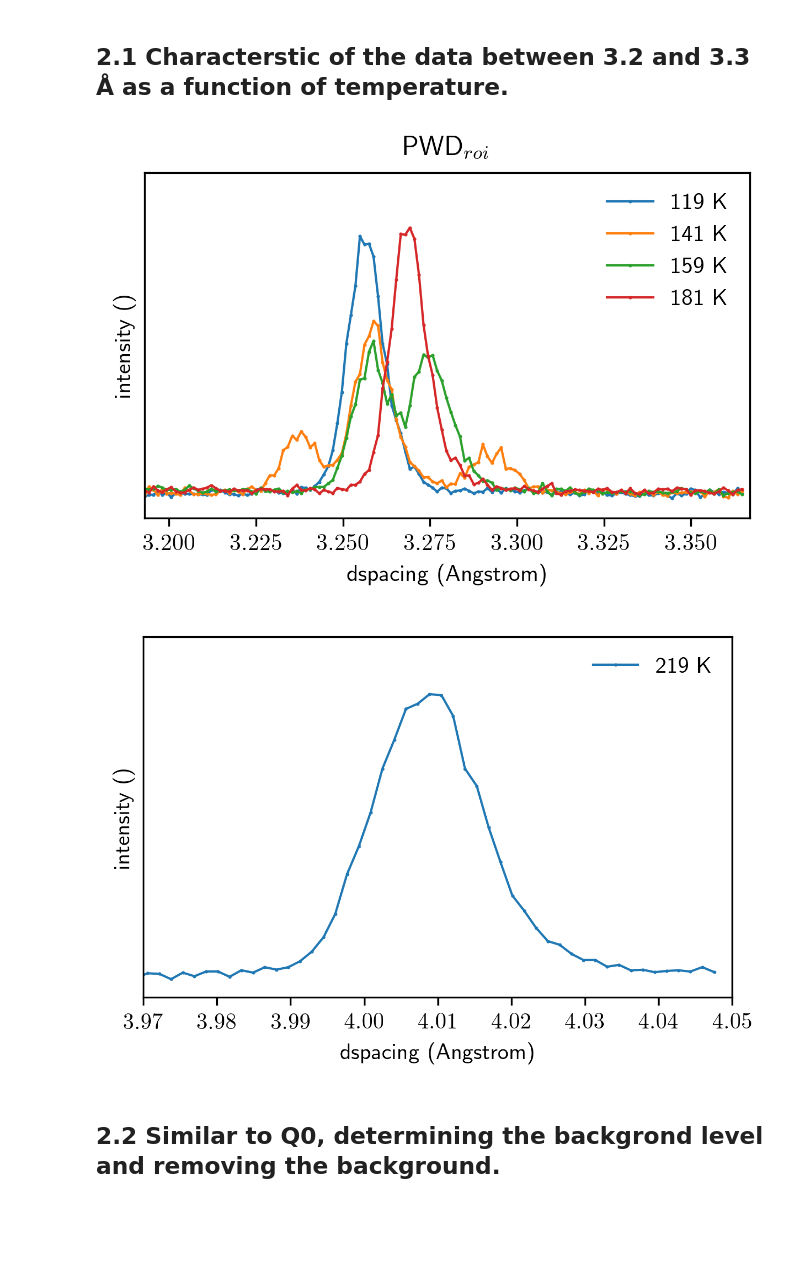
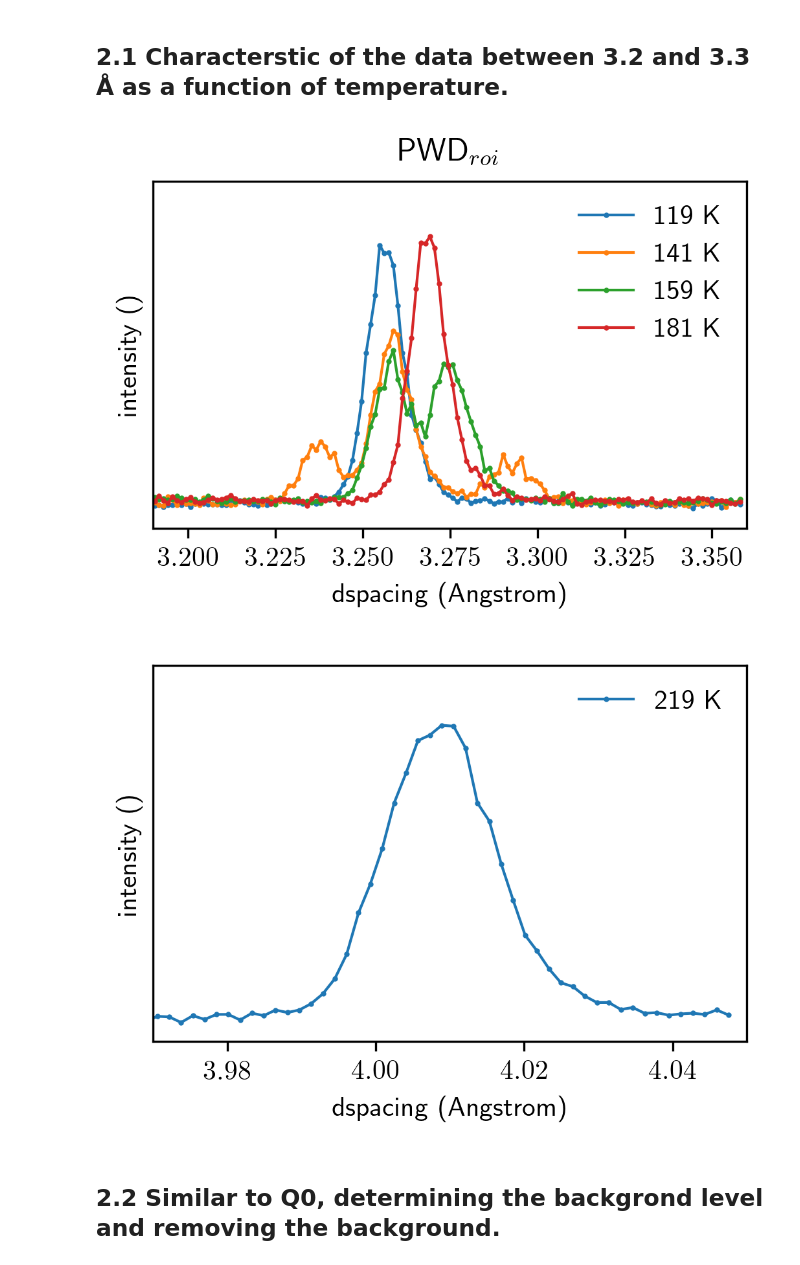
Before and after one commit to yaohualiu/NPD, a Jupyter notebook: NPD_Q2.ipynb, the cells around one changed output. Cells and saved outputs as stored; diff of their text form; code cells hidden in the pictures; blank space fills up the shorter version.

```diff
--- a/NPD_Q2.ipynb
+++ b/NPD_Q2.ipynb
@@ -100,7 +100,7 @@ def plot_mlines(IntsyMap, pars, pars2plot, bins, binrange, **args):
         label= '%3.0f' %pars[ii] + ' ' + par_unit
         yy = np.asarray(intsy_roi[ii,:])
         ymin, ymax = min(ymin, yy.min()), max(ymax, yy.max())
-        plt.plot(xx, yy, '.-', label=label, markersize = 1, linewidth = 1)
+        plt.plot(xx, yy, '.-', label=label, markersize = 2, linewidth = 1)
         #plt.plot(xx, yy, '.-', color='b', label=label)
 
 
@@ -127,25 +127,24 @@ def plot_mlines(IntsyMap, pars, pars2plot, bins, binrange, **args):
 
     return
 # %%
-plt.figure(figsize(4.2, 3))
-drange = [3.193, 3.367]
+plt.figure(figsize(3.6, 2.7))
+drange = [3.19, 3.36]
 temprange = np.arange(120, 200, 20)
 filename = 'Q2/Figs/PWD_ROI.png'
 plot_mlines(_intsy, _temps, temprange, _dds, drange,
-            figtitle = 'PWD_{roi}', filename = '')
+            figtitle = 'PWD_{roi}', filename = filename)
 # %% [output]
-[figure, old version]
+[figure, new version]
 # %%
-plt.figure(figsize(4.2, 3.))
+plt.figure(figsize(3.6, 2.7))
 drange = [3.97, 4.05]
 temprange = np.arange(220, 221, 2)
-#filename = 'Q2/Figs/PWD_ROI_%d.png' %220
-filename=''
+filename = 'Q2/Figs/PWD_ROI_%d.png' %220
 figuretitel = 'asymmetric peak shape'
 plot_mlines(_intsy, _temps, temprange, _dds, drange,
             figtitle = '', filename = filename )
 # %% [output]
-[figure, old version]
+[figure, new version]
 # %% [markdown]
 ## 2.2 Similar to Q0, determining the backgrond level and removing the background.
 # %%
```
